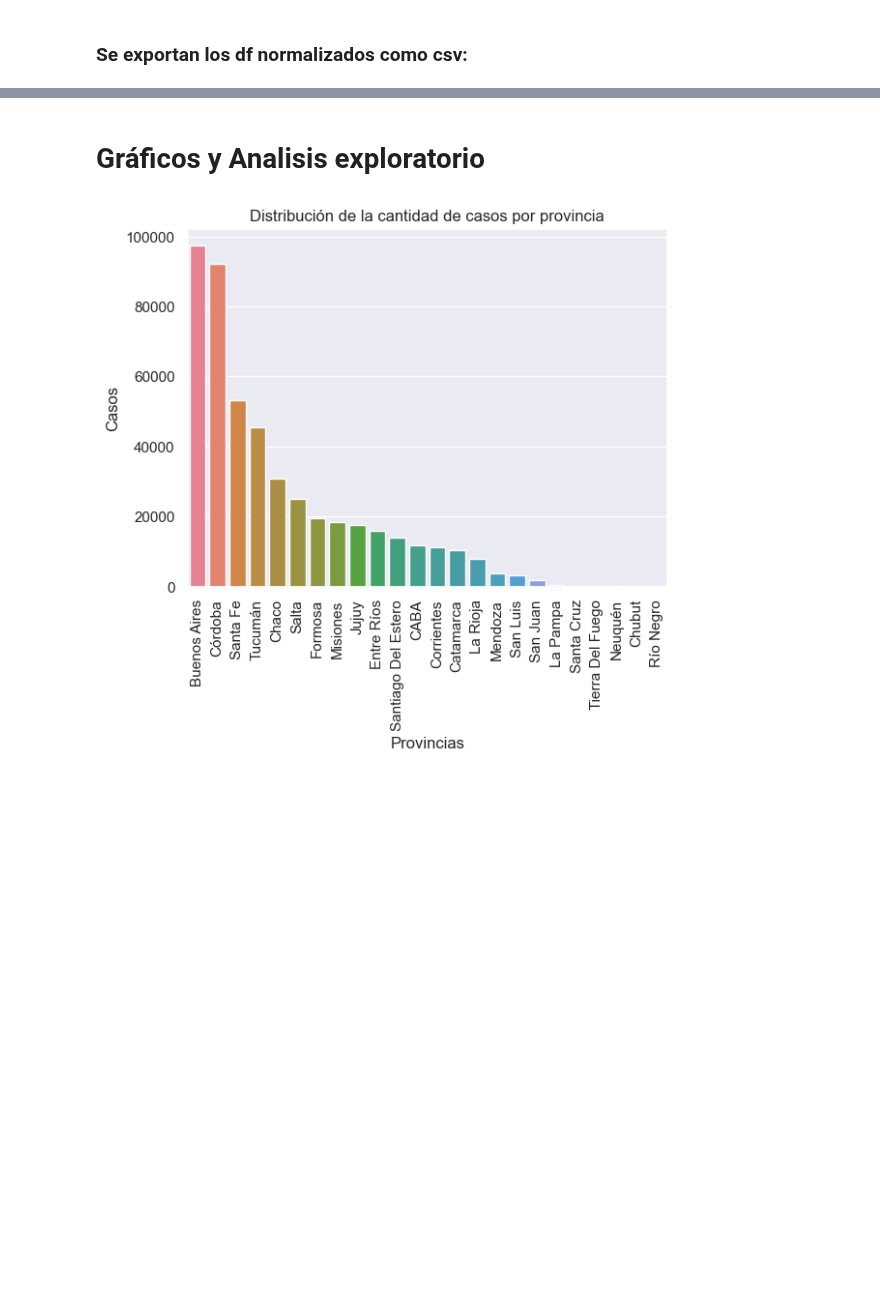
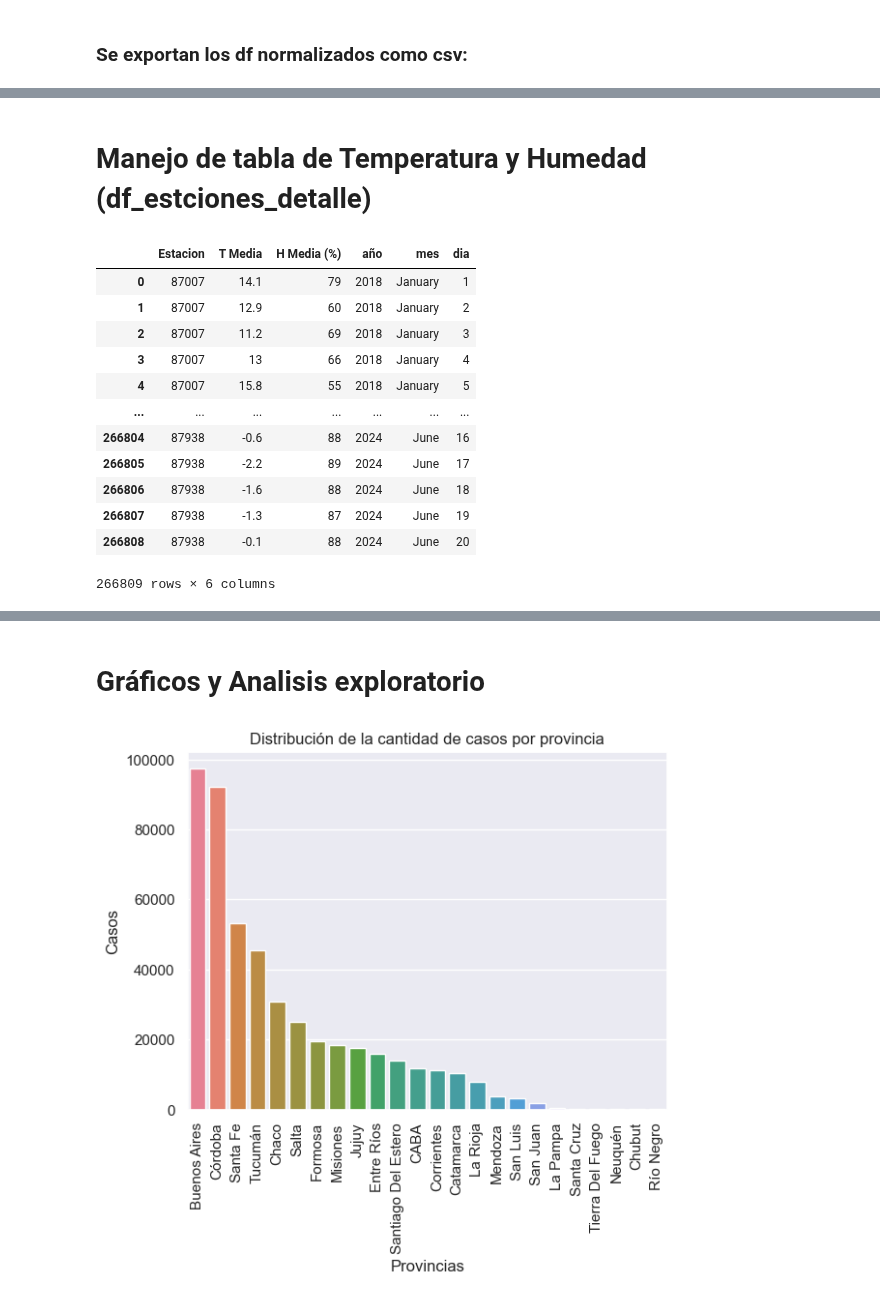
Before and after one commit to Valnir17/Dengue-y-Zika-Argentina, a Jupyter notebook: Manipulación de Tablas.ipynb, the cells around one changed output, grey strips where cells are left out. Saved outputs shown, nothing was run; the diff lists cells and outputs as text; code cells hidden in the pictures; blank space fills up the shorter version.

Commit message:
csv con merge de tablas de temp y humedad

```diff
--- a/Manipulación de Tablas.ipynb
+++ b/Manipulación de Tablas.ipynb
@@ -591,0 +617,43 @@ Reportes.to_csv('CSVs Creados/Reportes.csv', index=False)
+# %% [markdown]
+# Manejo de tabla de Temperatura y Humedad (df_estciones_detalle)
+# %%
+#elimino la columna Temp. Máxima
+df_estaciones_detalle.drop(['Temp. Maxima (°C) '], axis=1, inplace=True)
+
+#elimino la columna Temp. Minima
+df_estaciones_detalle.drop(['Temp. Minima (°C) '], axis=1, inplace=True)
+
+#Renombramos las columnas para corregir errores
+df_estaciones_detalle = df_estaciones_detalle.rename(columns={'Temp. Media (°C) ': 'T Media'})
+df_estaciones_detalle = df_estaciones_detalle.rename(columns={'Hum. Relativa Media (%)': 'H Media (%)'})
+df_estaciones_detalle = df_estaciones_detalle.rename(columns={'Fecha      ': 'Fecha'})
+df_estaciones_detalle = df_estaciones_detalle.rename(columns={'Estacion ' : 'Estacion'})
+
+#Convierto la columna 'Fecha' a tipo datetime
+df_estaciones_detalle['Fecha'] = pd.to_datetime(df_estaciones_detalle['Fecha'])
+
+#Creo las columnas año y mes
+df_estaciones_detalle['año'] = df_estaciones_detalle['Fecha'].dt.year
+df_estaciones_detalle['mes'] = df_estaciones_detalle['Fecha'].dt.month
+df_estaciones_detalle['dia'] = df_estaciones_detalle['Fecha'].dt.day
+
+#Convertimos los números de los meses a nombre
+df_estaciones_detalle['mes'] = df_estaciones_detalle['mes'].apply(lambda x: calendar.month_name[x])
+
+#Eliminamos la columna Fecha
+df_estaciones_detalle.drop(['Fecha'], axis=1, inplace=True)
+df_estaciones_detalle
+# %% [output]
+|  | Estacion | T Media | H Media (%) | año | mes | dia |
+| 0 | 87007 | 14.1 | 79 | 2018 | January | 1 |
+| 1 | 87007 | 12.9 | 60 | 2018 | January | 2 |
+| 2 | 87007 | 11.2 | 69 | 2018 | January | 3 |
+| 3 | 87007 | 13 | 66 | 2018 | January | 4 |
+| 4 | 87007 | 15.8 | 55 | 2018 | January | 5 |
+| ... | ... | ... | ... | ... | ... | ... |
+| 266804 | 87938 | -0.6 | 88 | 2024 | June | 16 |
+| 266805 | 87938 | -2.2 | 89 | 2024 | June | 17 |
+| 266806 | 87938 | -1.6 | 88 | 2024 | June | 18 |
+| 266807 | 87938 | -1.3 | 87 | 2024 | June | 19 |
+| 266808 | 87938 | -0.1 | 88 | 2024 | June | 20 |
+266809 rows × 6 columns
```
Also changed, not shown: parts of 7 cells of this notebook, 3 other files.
